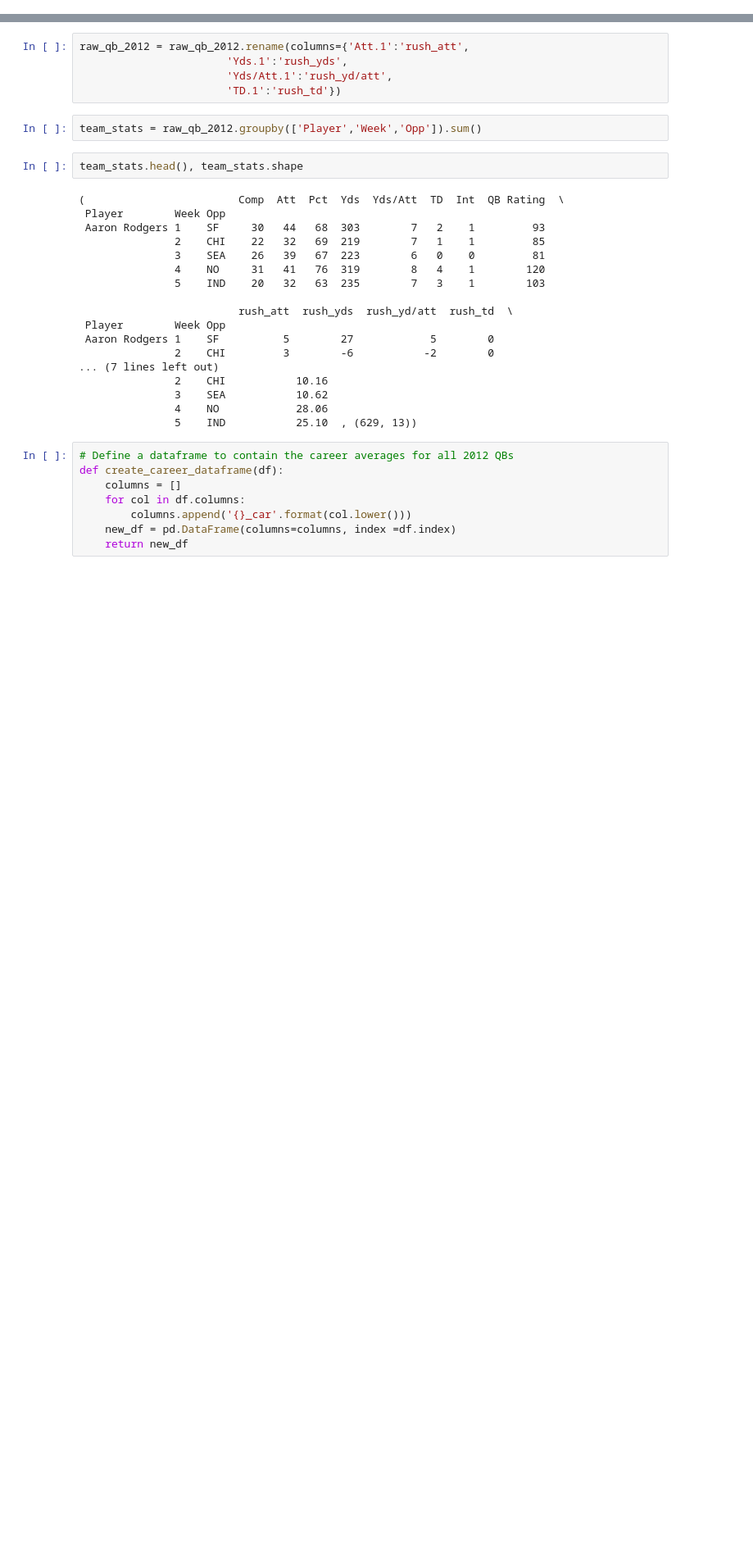
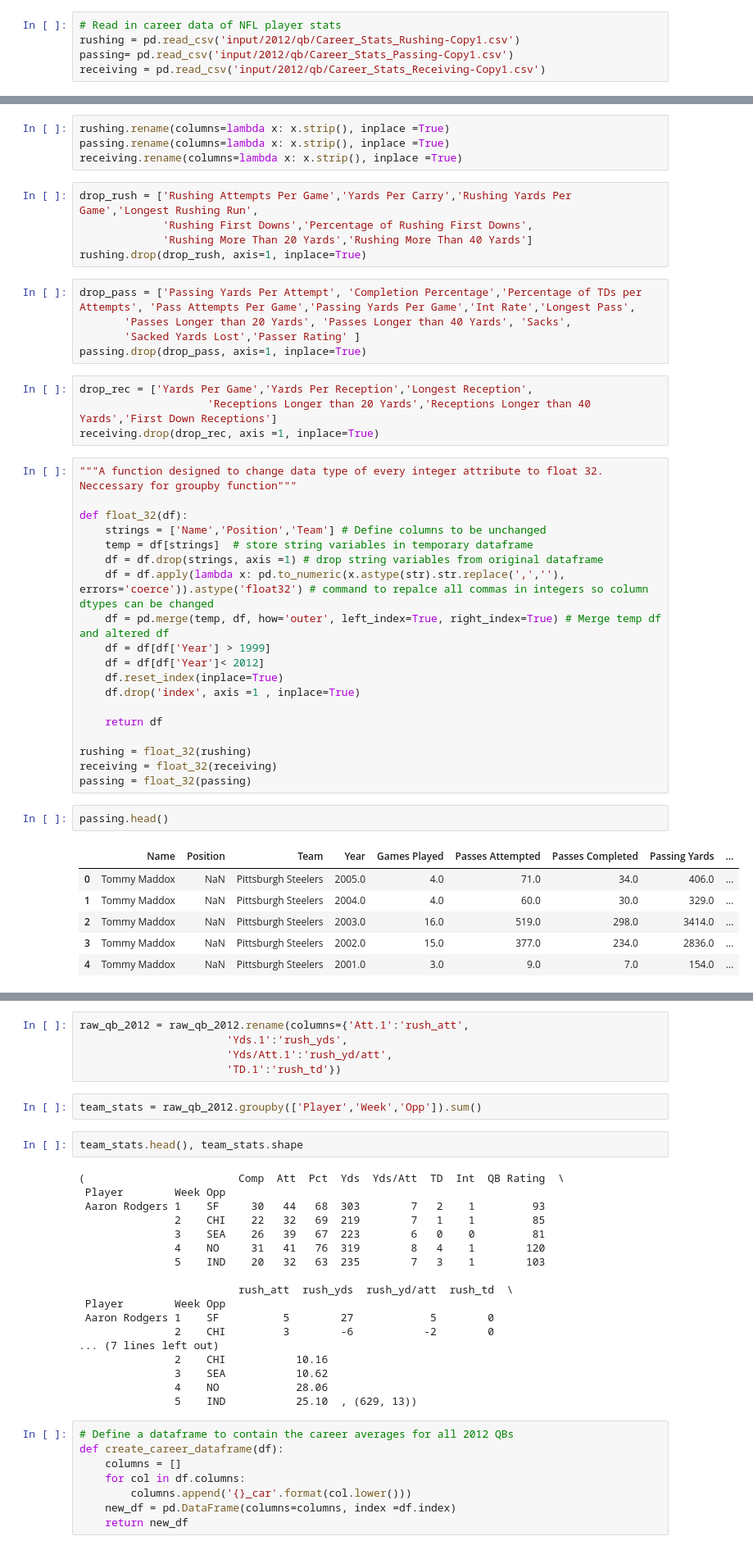
Before and after one commit to bobbdyai73/draftkings, a Jupyter notebook: qb_career_training_df.ipynb, the cells around one changed output, grey strips where cells are left out. Shown: that part at 82% size. Drawn from its saved outputs; the diff is of its cells as text; blank space fills up the shorter version.

```diff
--- a/qb_career_training_df.ipynb
+++ b/qb_career_training_df.ipynb
@@ -5,3 +11,8 @@ import numpy as np
 df = pd.read_csv('input/2012/qb/weeks_9_16.csv')
 df1 = pd.read_csv('input/2012/qb/weeks1_8.csv')
 df3 = pd.read_csv('input/2012/qb/weeks_17.csv')
+# %%
+# Read in career data of NFL player stats
+rushing = pd.read_csv('input/2012/qb/Career_Stats_Rushing-Copy1.csv')
+passing= pd.read_csv('input/2012/qb/Career_Stats_Passing-Copy1.csv')
+receiving = pd.read_csv('input/2012/qb/Career_Stats_Receiving-Copy1.csv')
@@ -8 +36,47 @@ df3 = pd.read_csv('input/2012/qb/weeks_17.csv')
+# %%
+rushing.rename(columns=lambda x: x.strip(), inplace =True)
+passing.rename(columns=lambda x: x.strip(), inplace =True)
+receiving.rename(columns=lambda x: x.strip(), inplace =True)
+# %%
+drop_rush = ['Rushing Attempts Per Game','Yards Per Carry','Rushing Yards Per Game','Longest Rushing Run',
+             'Rushing First Downs','Percentage of Rushing First Downs',
+             'Rushing More Than 20 Yards','Rushing More Than 40 Yards']
+rushing.drop(drop_rush, axis=1, inplace=True)
+# %%
+drop_pass = ['Passing Yards Per Attempt', 'Completion Percentage','Percentage of TDs per Attempts', 'Pass Attempts Per Game','Passing Yards Per Game','Int Rate','Longest Pass',
+       'Passes Longer than 20 Yards', 'Passes Longer than 40 Yards', 'Sacks',
+       'Sacked Yards Lost','Passer Rating' ]
+passing.drop(drop_pass, axis=1, inplace=True)
+# %%
+drop_rec = ['Yards Per Game','Yards Per Reception','Longest Reception',
+                    'Receptions Longer than 20 Yards','Receptions Longer than 40 Yards','First Down Receptions']
+receiving.drop(drop_rec, axis =1, inplace=True)
+# %%
+"""A function designed to change data type of every integer attribute to float 32. Neccessary for groupby function"""
+
+def float_32(df):
+    strings = ['Name','Position','Team'] # Define columns to be unchanged
+    temp = df[strings]  # store string variables in temporary dataframe
+    df = df.drop(strings, axis =1) # drop string variables from original dataframe
+    df = df.apply(lambda x: pd.to_numeric(x.astype(str).str.replace(',',''), errors='coerce')).astype('float32') # command to repalce all commas in integers so column dtypes can be changed
+    df = pd.merge(temp, df, how='outer', left_index=True, right_index=True) # Merge temp df and altered df
+    df = df[df['Year'] > 1999]
+    df = df[df['Year']< 2012]
+    df.reset_index(inplace=True)
+    df.drop('index', axis =1 , inplace=True)
+
+    return df
+
+rushing = float_32(rushing)
+receiving = float_32(receiving)
+passing = float_32(passing)
+# %%
+passing.head()
+# %% [output]
+|  | Name | Position | Team | Year | Games Played | Passes Attempted | Passes Completed | Passing Yards | ... |
+| 0 | Tommy Maddox | NaN | Pittsburgh Steelers | 2005.0 | 4.0 | 71.0 | 34.0 | 406.0 | ... |
+| 1 | Tommy Maddox | NaN | Pittsburgh Steelers | 2004.0 | 4.0 | 60.0 | 30.0 | 329.0 | ... |
+| 2 | Tommy Maddox | NaN | Pittsburgh Steelers | 2003.0 | 16.0 | 519.0 | 298.0 | 3414.0 | ... |
+| 3 | Tommy Maddox | NaN | Pittsburgh Steelers | 2002.0 | 15.0 | 377.0 | 234.0 | 2836.0 | ... |
+| 4 | Tommy Maddox | NaN | Pittsburgh Steelers | 2001.0 | 3.0 | 9.0 | 7.0 | 154.0 | ... |
 # %%
```
Also changed, not shown: parts of 30 cells of this notebook, 3 other files.
